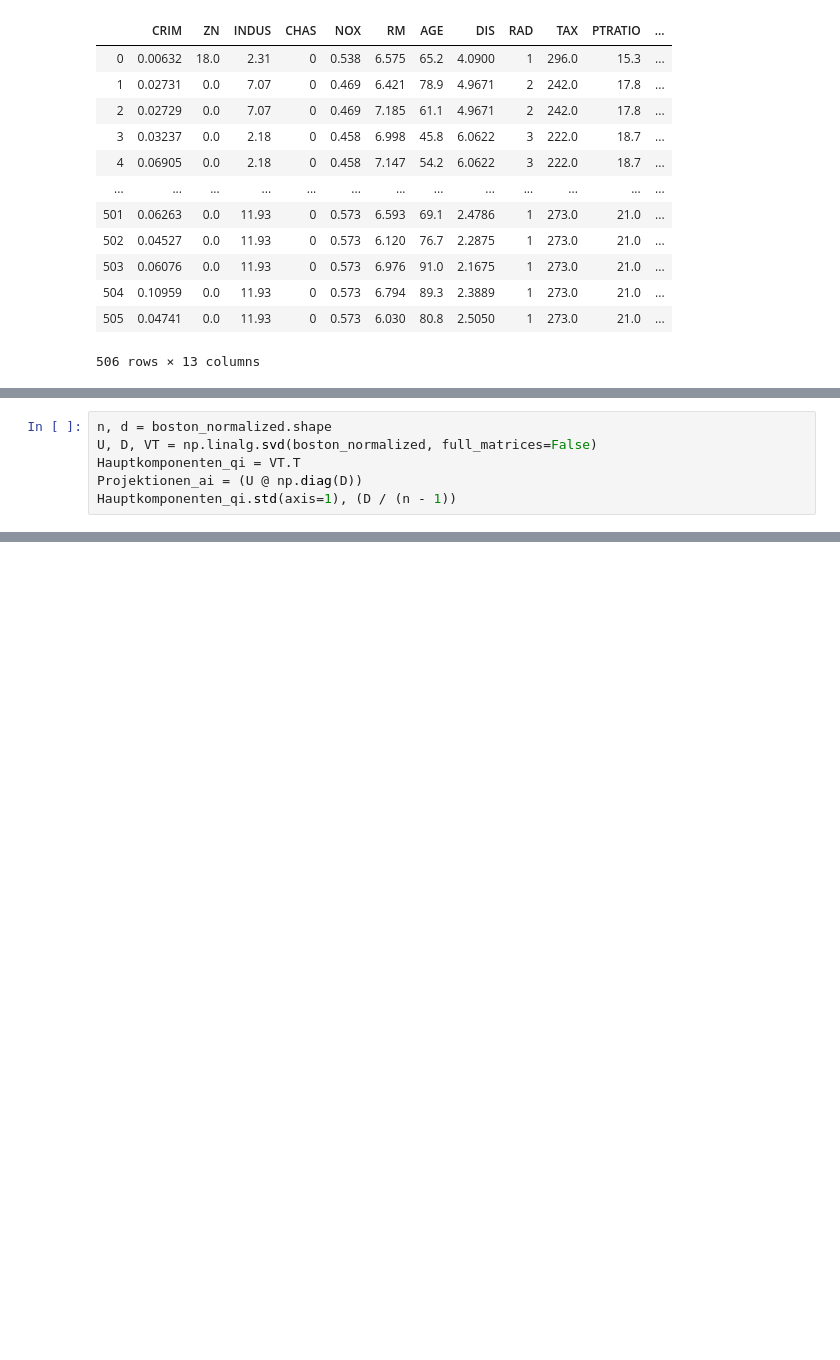
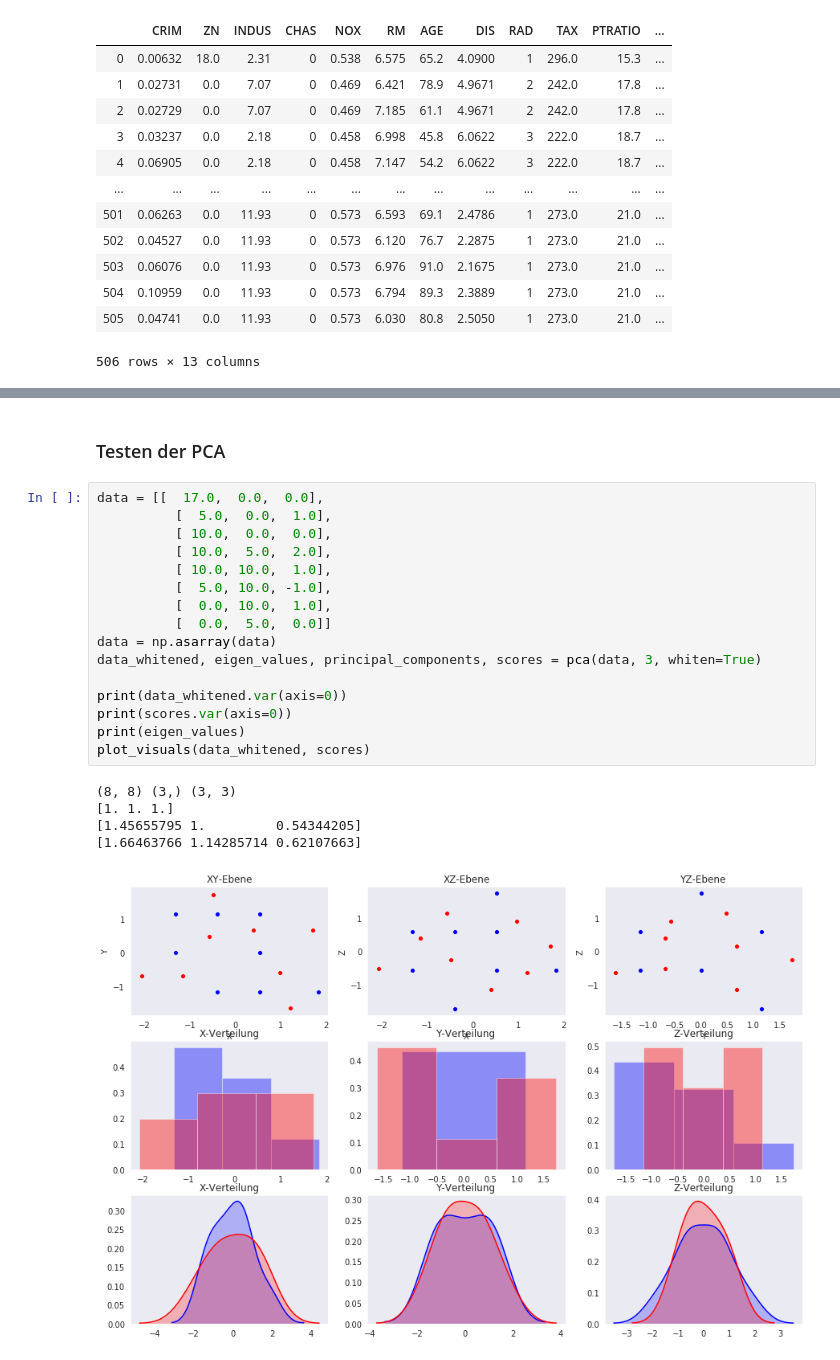
Before and after one commit to hekrause/htwg_mldl, a Jupyter notebook: Uebungen/Uebung02/Notebooks/work.ipynb, the cells around one changed output, grey strips where cells are left out. Drawn from its saved outputs; the diff is of its cells as text; blank space fills up the shorter version.

```diff
--- a/Uebungen/Uebung02/Notebooks/work.ipynb
+++ b/Uebungen/Uebung02/Notebooks/work.ipynb
@@ -71,6 +66,0 @@ boston_centered.mean(), boston_normalized.var()
-# %%
-n, d = boston_normalized.shape
-U, D, VT = np.linalg.svd(boston_normalized, full_matrices=False)
-Hauptkomponenten_qi = VT.T
-Projektionen_ai = (U @ np.diag(D))
-Hauptkomponenten_qi.std(axis=1), (D / (n - 1))
@@ -79,0 +137,24 @@ Hauptkomponenten_qi.std(axis=1), (D / (n - 1))
+# %% [markdown]
+### Testen der PCA
+# %%
+data = [[  17.0,  0.0,  0.0],
+          [  5.0,  0.0,  1.0],
+          [ 10.0,  0.0,  0.0],
+          [ 10.0,  5.0,  2.0],
+          [ 10.0, 10.0,  1.0],
+          [  5.0, 10.0, -1.0],
+          [  0.0, 10.0,  1.0],
+          [  0.0,  5.0,  0.0]]
+data = np.asarray(data)
+data_whitened, eigen_values, principal_components, scores = pca(data, 3, whiten=True)
+
+print(data_whitened.var(axis=0))
+print(scores.var(axis=0))
+print(eigen_values)
+plot_visuals(data_whitened, scores)
+# %% [output]
+(8, 8) (3,) (3, 3)
+[1. 1. 1.]
+[1.45655795 1.         0.54344205]
+[1.66463766 1.14285714 0.62107663]
+[figure, added]
```
Also changed, not shown: parts of 13 cells of this notebook, 1 other file.
